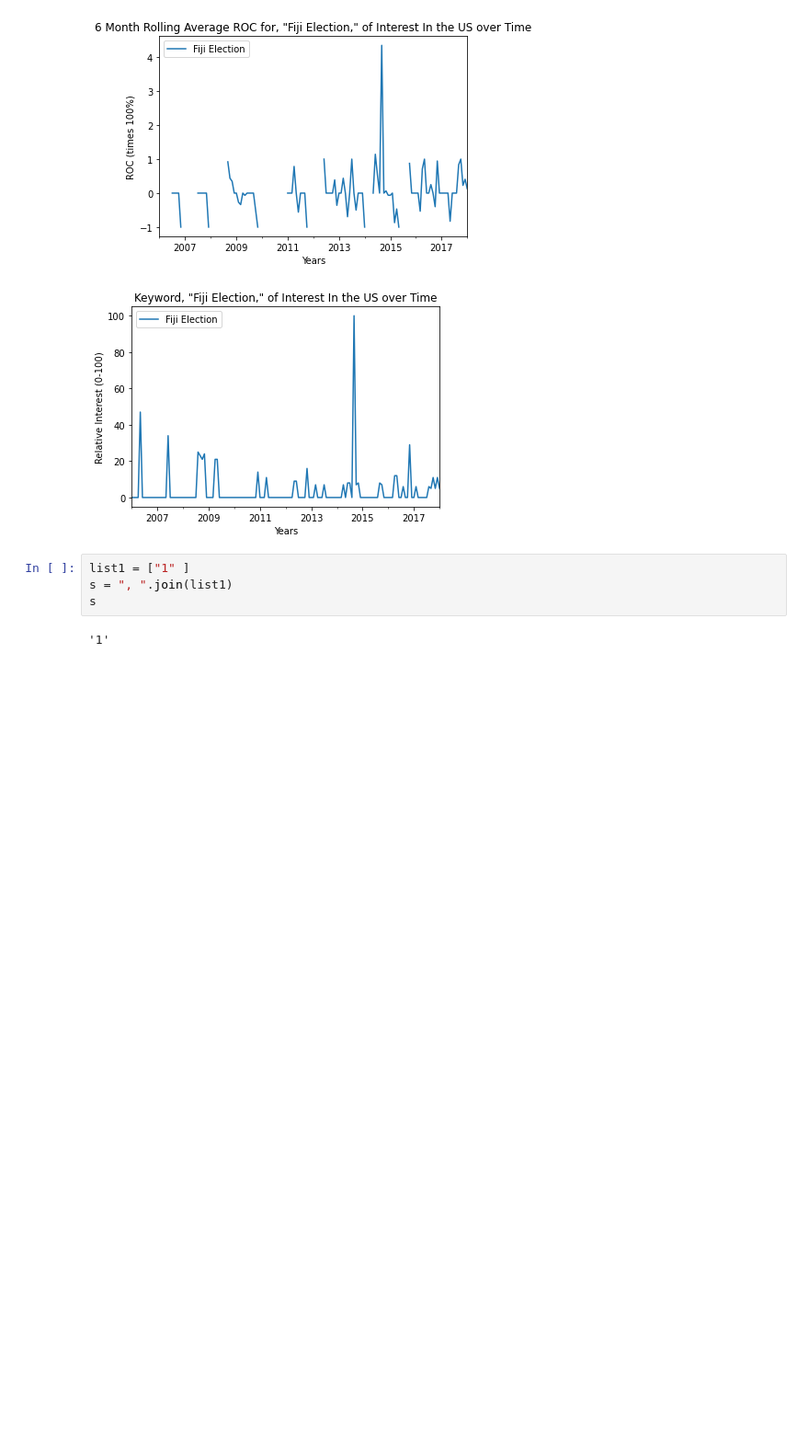
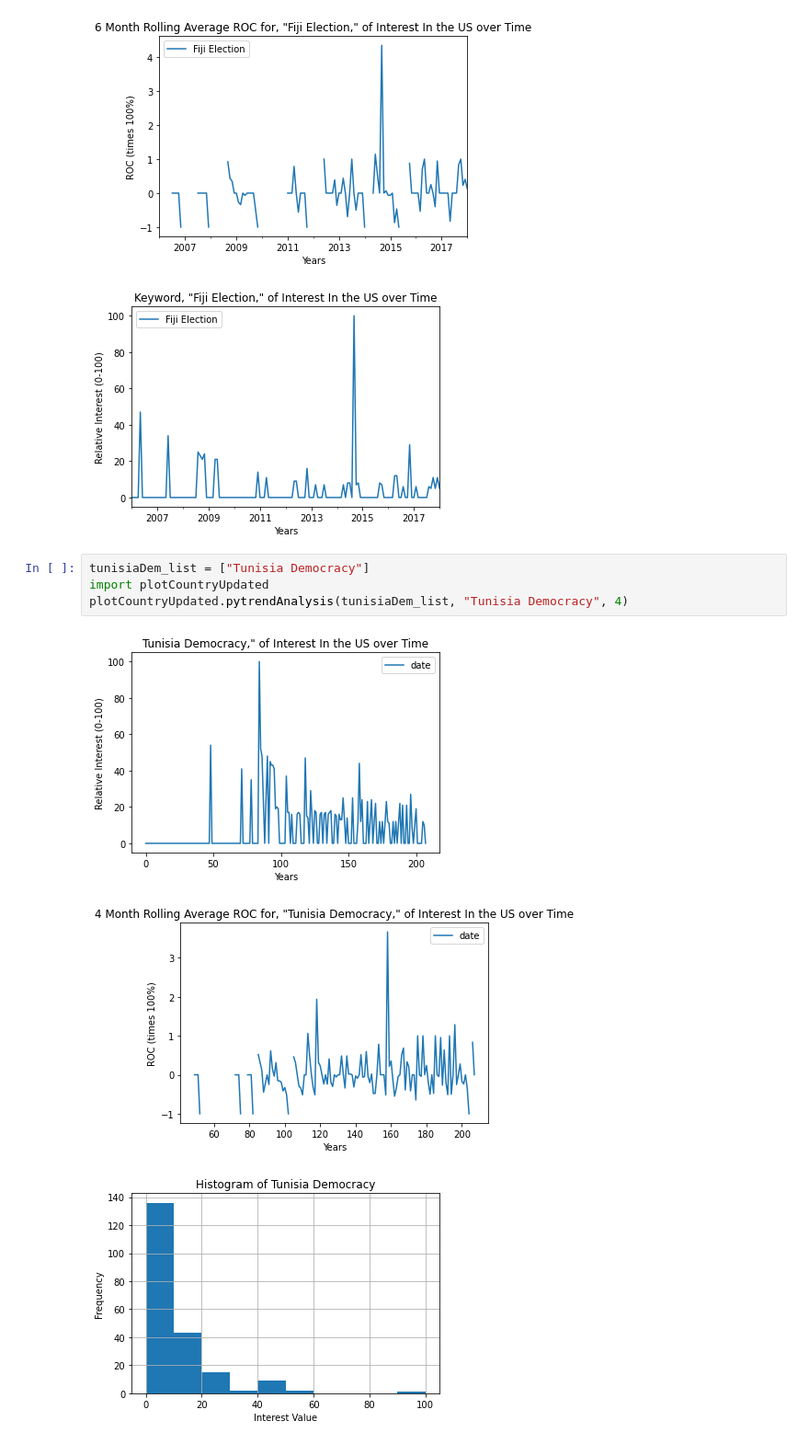
Before and after one commit to olincollege/midterm-project-Erhardt4, a Jupyter notebook: pytrend_test.ipynb, the cells around one changed output. Shown at 92% size. Saved outputs shown, nothing was run; the diff lists cells and outputs as text; blank space fills up the shorter version.

Commit message:
Added CSV writing and reading to functions. Added pytrendAnalysis function. Cleaned code

```diff
--- a/pytrend_test.ipynb
+++ b/pytrend_test.ipynb
@@ -401,9 +415,11 @@ plotCountryUpdated.makePlots(data,keywords)
 [figure]
 [figure]
 [figure]
-# %%
-list1 = ["1" ]
-s = ", ".join(list1)
-s
-# %% [output]
-'1'
+# %%
+tunisiaDem_list = ["Tunisia Democracy"]
+import plotCountryUpdated
+plotCountryUpdated.pytrendAnalysis(tunisiaDem_list, "Tunisia Democracy", 4)
+# %% [output]
+[figure, added]
+[figure, added]
+[figure, added]
```
Also changed, not shown: parts of 3 cells of this notebook, 2 other files.
